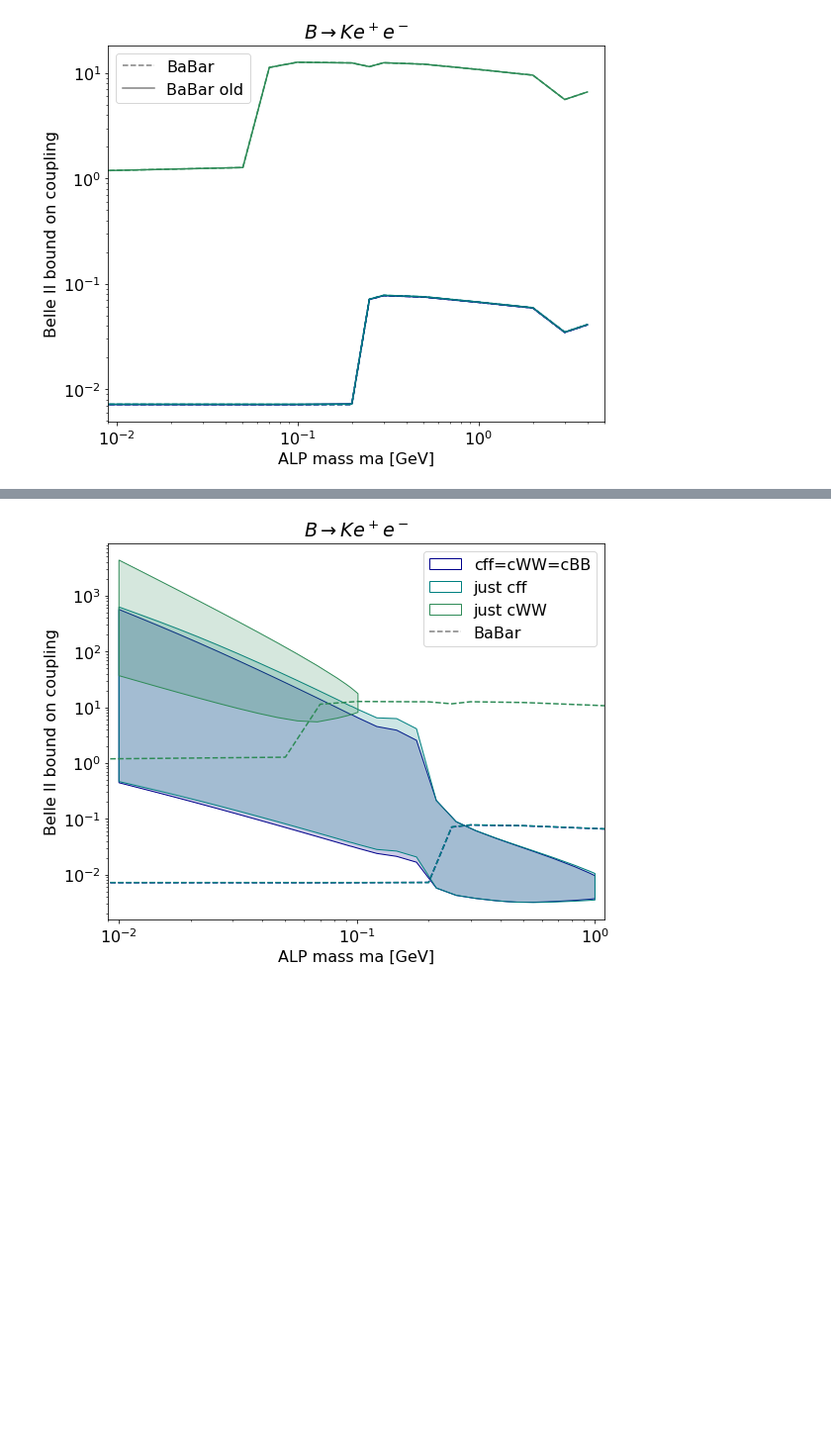
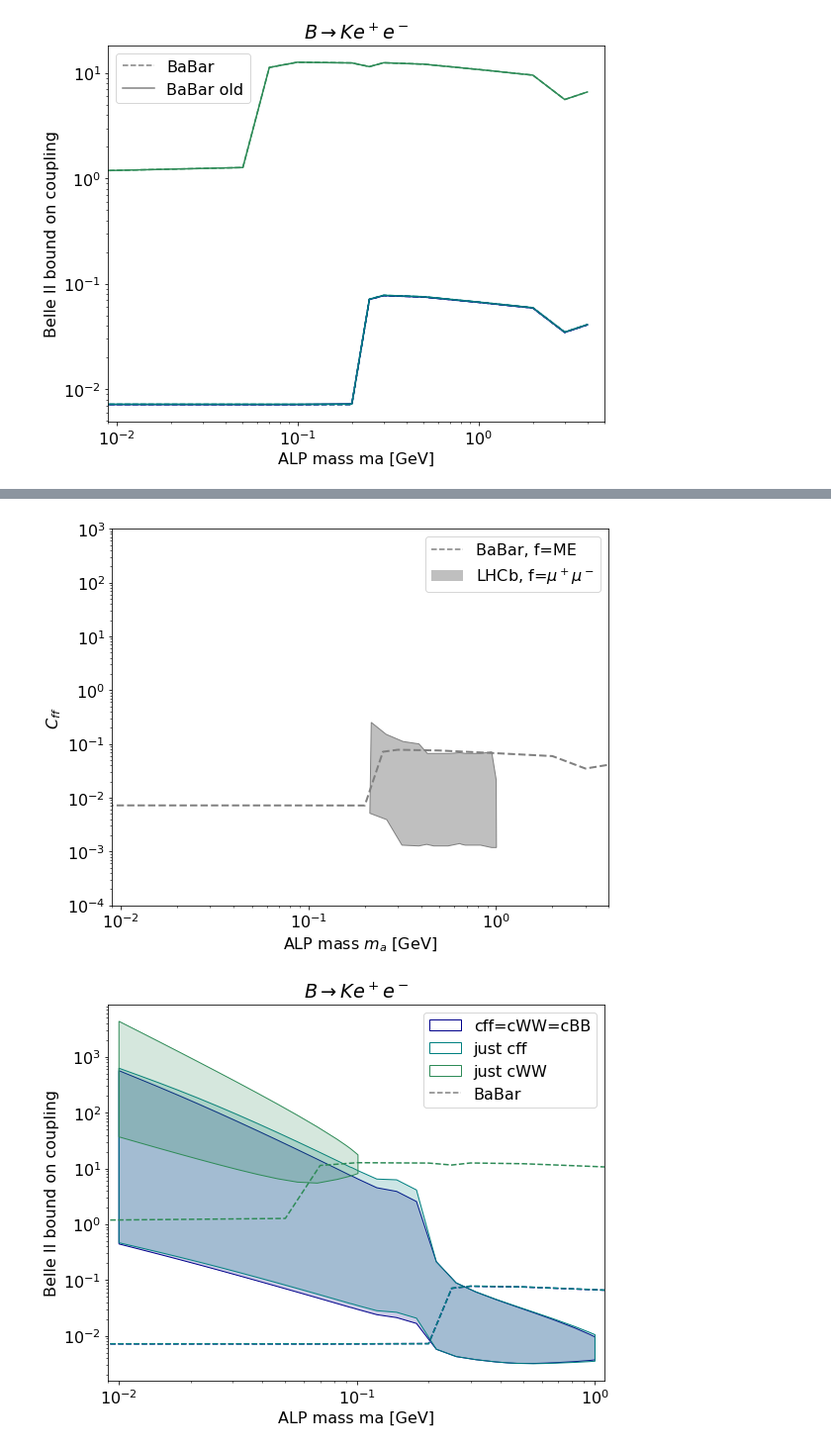
Before and after one commit to anasthesia/alps-BelleII, a Jupyter notebook: python/alps-visible-BelleII_3.0.ipynb, the cells around one changed output, grey strips where cells are left out. Shown at 99% size. Cells and saved outputs as stored; diff of their text form; code cells hidden in the pictures; blank space fills up the shorter version.

```diff
--- a/python/alps-visible-BelleII_3.0.ipynb
+++ b/python/alps-visible-BelleII_3.0.ipynb
@@ -1081,3 +1129,53 @@ plt.savefig('plots/visibleBoundBelleII-cff.png', dpi=300, bbox_inches='tight')
+# %%
+fig, ax = plt.subplots(figsize=(9, 7))
+
+ax.plot(BaBarBounds[:,0],BaBarBounds[:,2],c="grey", ls='--',lw=2)
+
+plotGen(LHCbBounds,"oppacpolygon","grey",0,0.5, label='LHCb, f=$\mu^+ \mu^-$')
+plotGen(LHCbBounds,"nonfilledpolygon","grey",1)
+
+# plotGen(stackBounds(masslist,readArrayVisibleBoundBelleIIcff[:,5,0],\
+#                     readArrayVisibleBoundBelleIIcff[:,5,1]),"oppacpolygon","deepskyblue",0,0.4,\
+#                     label='$f=\gamma \gamma $')
+# plotGen(stackBounds(masslist,readArrayVisibleBoundBelleIIcff[:,5,0],\
+#                     readArrayVisibleBoundBelleIIcff[:,5,1]),"nonfilledpolygon","deepskyblue",1)
+
+# plotGen(stackBounds(masslist,readArrayVisibleBoundBelleIIcff[:,0,0],\
+#                     readArrayVisibleBoundBelleIIcff[:,0,1]),"oppacpolygon","darkblue",0,0.3,\
+#                     label='$f=e^+ e^-$')
+# plotGen(stackBounds(masslist,readArrayVisibleBoundBelleIIcff[:,0,0],\
+#                     readArrayVisibleBoundBelleIIcff[:,0,1]),"nonfilledpolygon","darkblue",1)
+
+# plotGen(stackBounds(masslist,readArrayVisibleBoundBelleIIcff[:,1,0],\
+#                     readArrayVisibleBoundBelleIIcff[:,1,1]),"oppacpolygon","rebeccapurple",0,0.5,\
+#                     label='$f=\mu^+ \mu^-$')
+# plotGen(stackBounds(masslist,readArrayVisibleBoundBelleIIcff[:,1,0],\
+#                     readArrayVisibleBoundBelleIIcff[:,1,1]),"nonfilledpolygon","rebeccapurple",1)
+
+
+
+
+# ax.set_title('Bounds on $BR( B^+ \\rightarrow K^+ + f )$')
+
+ax.set_xlabel('ALP mass $m_a$ [GeV]')
+ax.set_ylabel('$C_{ff}$')
+ax.set_xscale('log')
+ax.set_yscale('log')
+ax.set_xlim(9*10**-3, 4)
+ax.set_ylim(10**-4, 10**3)
+
+handles, labels = ax.get_legend_handles_labels()
+babar= mlines.Line2D([], [], color='grey', linestyle='--',
+                          markersize=15, label='BaBar, f='+"ME")
+handles.insert(0, babar)
+
+ax.legend(handles=handles)
+
+
+
+plt.savefig('plots/BoundBelleII-cff.png', dpi=300, bbox_inches='tight')
+# %% [output]
+[figure, added]
 # %%
 fig, ax = plt.subplots(figsize=(9, 7))
 
```
Also changed, not shown: parts of 13 cells of this notebook, 3 other files.
